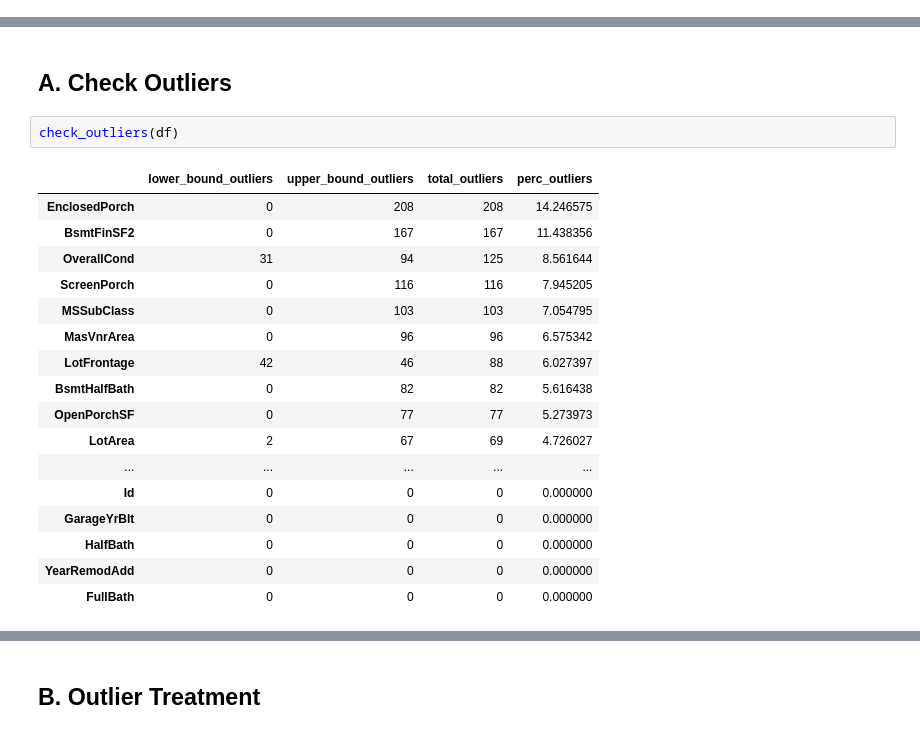
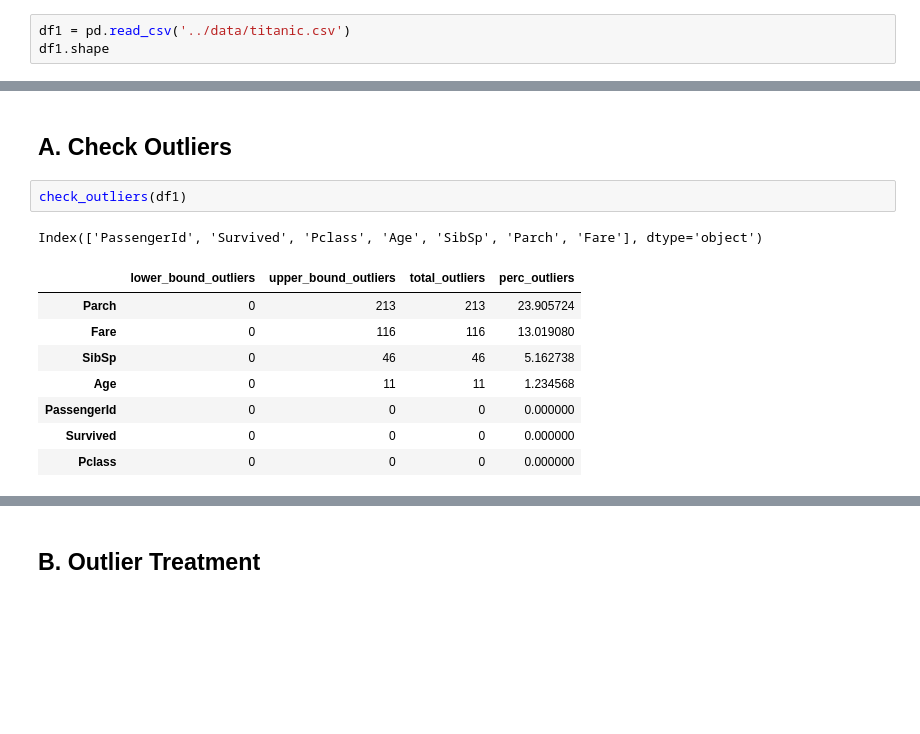
Before and after one commit to samarth-agrawal-86/fast_ml, a Jupyter notebook: tutorials/4 Tutorial for fast_ml - Outlier Analysis & Treatment.ipynb, the cells around one changed output, grey strips where cells are left out. Drawn from its saved outputs; the diff is of its cells as text; blank space fills up the shorter version.

```diff
--- a/tutorials/4 Tutorial for fast_ml - Outlier Analysis & Treatment.ipynb
+++ b/tutorials/4 Tutorial for fast_ml - Outlier Analysis & Treatment.ipynb
@@ -40,3 +40,6 @@ from fast_ml.outlier_treatment import check_outliers, OutlierTreatment
 
 import warnings
 warnings.filterwarnings('ignore')
+# %%
+df1 = pd.read_csv('../data/titanic.csv')
+df1.shape
@@ -63,22 +77,14 @@ category_type = ['object']
 # %% [markdown]
 ## A. Check Outliers
 # %%
-check_outliers(df)
+check_outliers(df1)
 # %% [output]
+Index(['PassengerId', 'Survived', 'Pclass', 'Age', 'SibSp', 'Parch', 'Fare'], dtype='object')
 |  | lower_bound_outliers | upper_bound_outliers | total_outliers | perc_outliers |
-| EnclosedPorch | 0 | 208 | 208 | 14.246575 |
-| BsmtFinSF2 | 0 | 167 | 167 | 11.438356 |
-| OverallCond | 31 | 94 | 125 | 8.561644 |
-| ScreenPorch | 0 | 116 | 116 | 7.945205 |
-| MSSubClass | 0 | 103 | 103 | 7.054795 |
-| MasVnrArea | 0 | 96 | 96 | 6.575342 |
-| LotFrontage | 42 | 46 | 88 | 6.027397 |
-| BsmtHalfBath | 0 | 82 | 82 | 5.616438 |
-| OpenPorchSF | 0 | 77 | 77 | 5.273973 |
-| LotArea | 2 | 67 | 69 | 4.726027 |
-| ... | ... | ... | ... | ... |
-| Id | 0 | 0 | 0 | 0.000000 |
-| GarageYrBlt | 0 | 0 | 0 | 0.000000 |
-| HalfBath | 0 | 0 | 0 | 0.000000 |
-| YearRemodAdd | 0 | 0 | 0 | 0.000000 |
-| FullBath | 0 | 0 | 0 | 0.000000 |
+| Parch | 0 | 213 | 213 | 23.905724 |
+| Fare | 0 | 116 | 116 | 13.019080 |
+| SibSp | 0 | 46 | 46 | 5.162738 |
+| Age | 0 | 11 | 11 | 1.234568 |
+| PassengerId | 0 | 0 | 0 | 0.000000 |
+| Survived | 0 | 0 | 0 | 0.000000 |
+| Pclass | 0 | 0 | 0 | 0.000000 |
```
Also changed, not shown: parts of 5 cells of this notebook, 3 other files.
